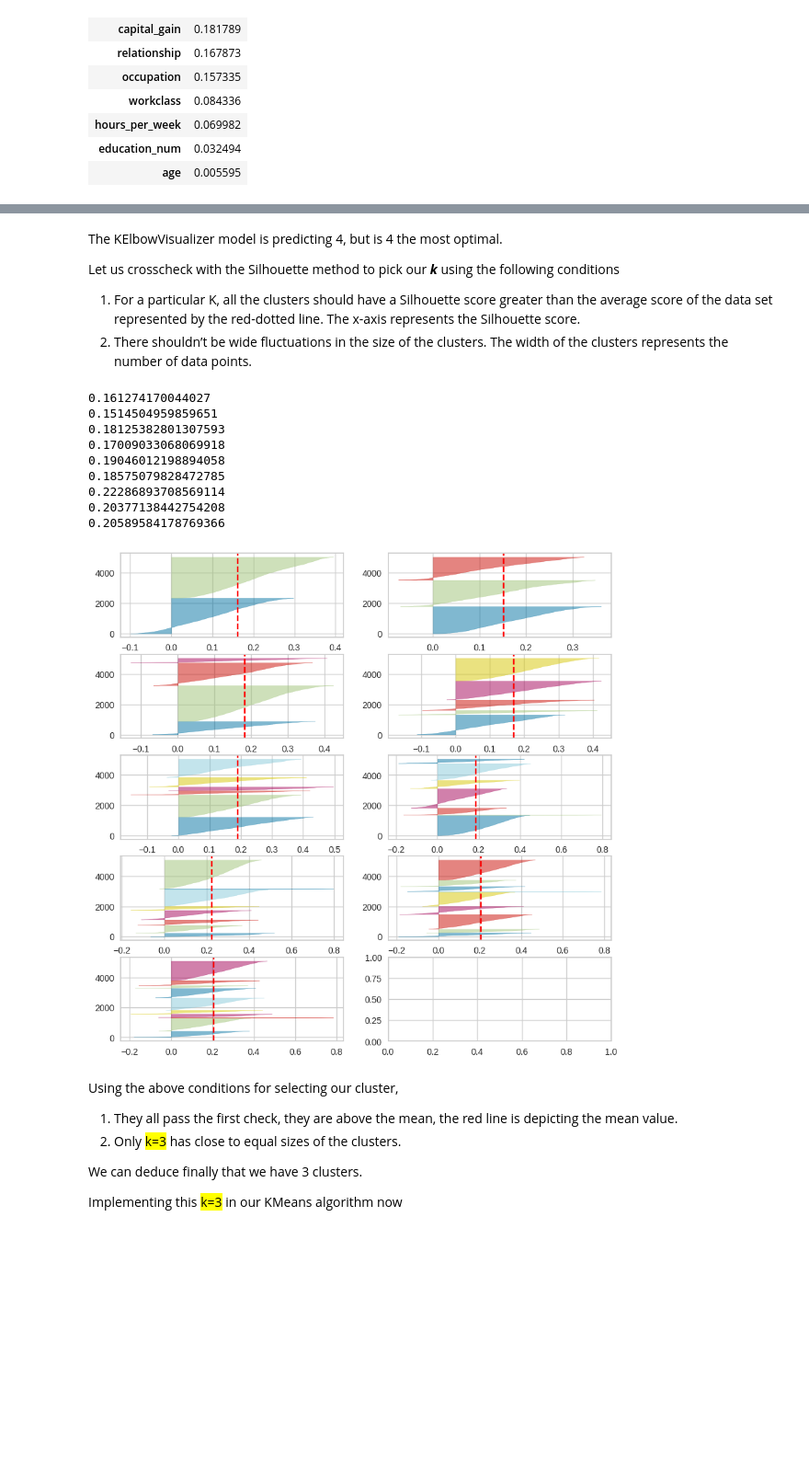
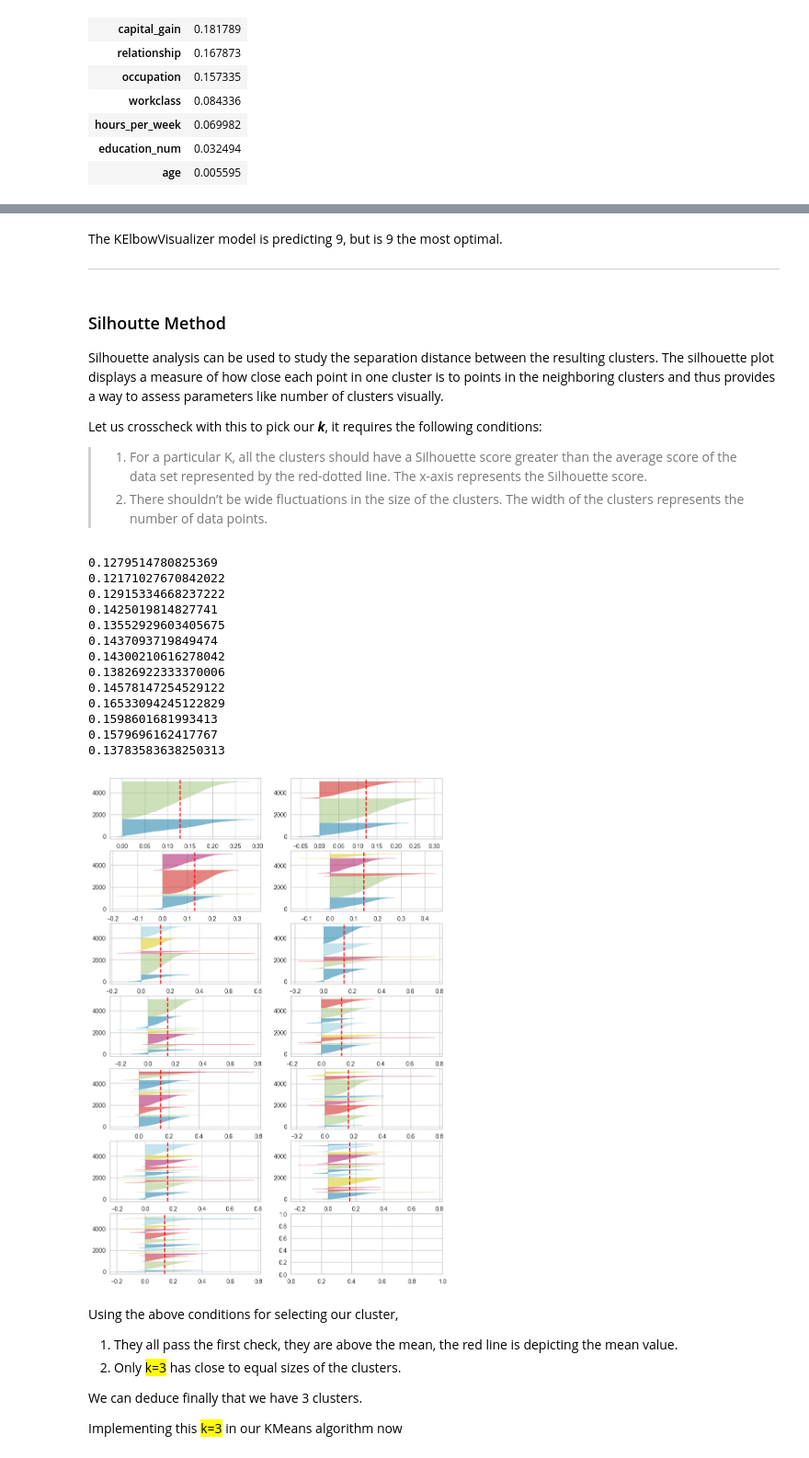
Before and after one commit to oladapo-joseph/adult-data-analysis, a Jupyter notebook: adult_data_analysis.ipynb, the cells around one changed output, grey strips where cells are left out. Shown at 92% size. Saved outputs shown, nothing was run; the diff lists cells and outputs as text; code cells hidden in the pictures; blank space fills up the shorter version.

```diff
--- a/adult_data_analysis.ipynb
+++ b/adult_data_analysis.ipynb
@@ -186,0 +185,4 @@ PCA(n_components=7)
+# %%
+pc = PCA(n_components=12)
+
+pc.fit(scaled_df)
@@ -229,8 +256,8 @@ array([ 1.3850961 , -1.74360715,  0.75727967, -0.88419219, -1.15489276,
 # %%
-cls = []
+wcss = []
 for i in range(1,15):
     KM = KMeans(n_clusters=i, init='k-means++', n_init='auto')
     KM.fit(pca_df)
-    cls.append(KM.inertia_)
+    wcss.append(KM.inertia_)
 # %%
 plt.title('KMeans of the PCA')
@@ -245,7 +272,7 @@ Using the [elbow method](https://www.analyticsvidhya.com/blog/2021/01/in-depth-i
 # %%
-from yellowbrick.cluster import KElbowVisualizer
+
 km = KMeans(n_init='auto',init='k-means++')
-visualizer = KElbowVisualizer(km, k=(1,10))
+visualizer = KElbowVisualizer(km, k=(1,16))
 
 visualizer.fit(pca_df)        # Fit the data to the visualizer
 visualizer.show()
@@ -255,41 +282,48 @@ visualizer.show()
+# %% [markdown]
+The KElbowVisualizer model is predicting 9, but is 9 the most optimal.
+___
 # %% [markdown]
-The KElbowVisualizer model is predicting 4, but is 4 the most optimal.
+### Silhoutte Method
 
-Let us crosscheck with the Silhouette method to pick our _**k**_ using the following conditions
+Silhouette analysis can be used to study the separation distance between the resulting clusters. The silhouette plot displays a measure of how close each point in one cluster is to points in the neighboring clusters and thus provides a way to assess parameters like number of clusters visually.
 
-1. For a particular K, all the clusters should have a Silhouette score greater than the average score of the data set represented by the red-dotted line. The x-axis represents the Silhouette score.
-2. There shouldn’t be wide fluctuations in the size of the clusters. The width of the clusters represents the number of data points.
+Let us crosscheck with this to pick our _**k**_, it requires the following conditions:
+
+>1. For a particular K, all the clusters should have a Silhouette score greater than the average score of the data set represented by the red-dotted line. The x-axis represents the Silhouette score.
+>2. There shouldn’t be wide fluctuations in the size of the clusters. The width of the clusters represents the number of data points.
 # %%
-from yellowbrick.cluster import SilhouetteVisualizer
 
-
-fig, ax = plt.subplots(5, 2, figsize=(10,10))
-for i in [2, 3, 4, 5,6,7,8,9,10]:
+fig, ax = plt.subplots(7, 2, figsize=(10,15))
+for i in [2, 3, 4, 5,6,7,8,9,10,11,12,13,14]:
     '''
     Create KMeans instances for different number of clusters
     '''
 
     km = KMeans(n_clusters=i, init='random', n_init='auto',)
     q, mod = divmod(i, 2)
     '''
     Create SilhouetteVisualizer instance with KMeans instance
     Fit the visualizer
     '''
     visualizer_sil = SilhouetteVisualizer(km, colors='yellowbrick', ax=ax[q-1][mod])
     visualizer_sil.fit(pca_df)
     # plt.vlines(, ymin=0,ymax=2000 )
     print(visualizer_sil.silhouette_score_)
 # %% [output]
-0.161274170044027
-0.1514504959859651
-0.18125382801307593
-0.17009033068069918
-0.19046012198894058
-0.18575079828472785
-0.22286893708569114
-0.20377138442754208
-0.20589584178769366
+0.1279514780825369
+0.12171027670842022
+0.12915334668237222
+0.1425019814827741
+0.13552929603405675
+0.1437093719849474
+0.14300210616278042
+0.13826922333370006
+0.14578147254529122
+0.16533094245122829
+0.1598601681993413
+0.1579696162417767
+0.13783583638250313
-[figure, old version]
+[figure, new version]
 # %% [markdown]
 Using the above conditions for selecting our cluster,
 
```
Also changed, not shown: parts of 38 cells of this notebook, 2 other files.
